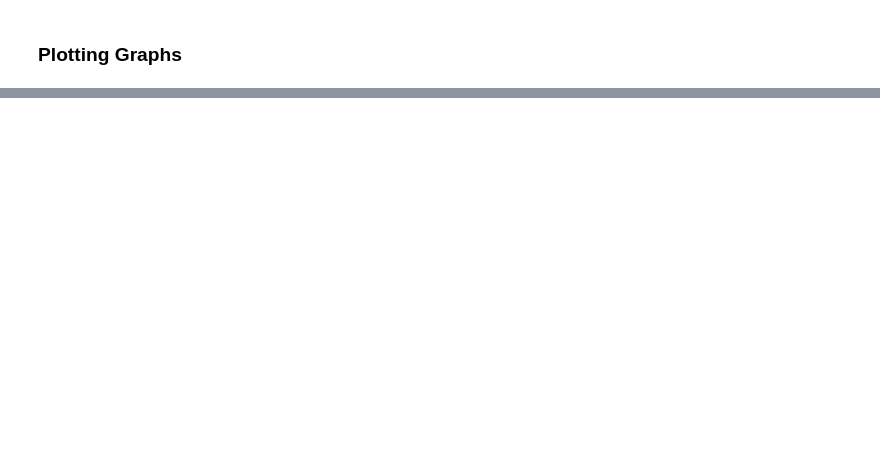
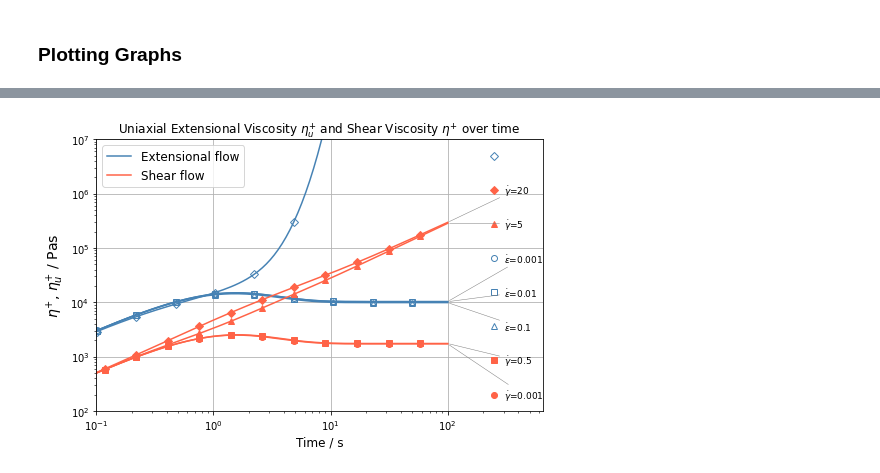
Before and after one commit to sc-coding-work/Sticky_Dumbbell_MS_Project, a Jupyter notebook: Sticky_Dumbbell_4.ipynb, the cells around one changed output, grey strips where cells are left out. Cells and saved outputs as stored; diff of their text form; code cells hidden in the pictures; blank space fills up the shorter version.

```diff
--- a/Sticky_Dumbbell_4.ipynb
+++ b/Sticky_Dumbbell_4.ipynb
@@ -219,0 +283,62 @@ fig.savefig("extens_visc_2nd_new_vals_set_fp=0.png", dpi=300, bbox_inches="tight
+# %%
+fig, ax = plt.subplots(figsize=(8, 5))
+ext_color   = 'steelblue'
+shear_color = 'tomato'
+ext_markers   = ['o', 's', '^', 'D', 'v', '*']
+shear_markers = ['o', 's', '^', 'D', 'v', '*']
+endpoints = []
+
+for i in range(len(StrainRate)):
+    sigma_u_sol = ext_sigma_u_list[i]
+    sigma_b_sol = ext_sigma_b_list[i]
+    uniaxial_ext_visc_u = (sigma_u_sol[:, 0, 0] - sigma_u_sol[:, 1, 1])/ext_StrainRate[i]
+    uniaxial_ext_visc_b = (sigma_b_sol[:, 0, 0] - sigma_b_sol[:, 1, 1])/ext_StrainRate[i]
+    shear_visc_u = sigma_u_list[i][:, 0, 1]/StrainRate[i]
+    shear_visc_b = sigma_b_list[i][:, 0, 1]/StrainRate[i]
+
+    ax.plot(t, uniaxial_ext_visc_u, color=ext_color,   label='_nolegend_', marker=ext_markers[i],
+            markevery=10, markersize=6, fillstyle='none')
+    ax.plot(t, shear_visc_u,        color=shear_color, label='_nolegend_', marker=shear_markers[i],
+            markevery=8, markersize=6, fillstyle='full')
+
+    endpoints.append((uniaxial_ext_visc_u[-1], fr"$\dot{{\epsilon}}$={ext_StrainRate[i]}", ext_color,   ext_markers[i],   'none'))
+    endpoints.append((shear_visc_u[-1],         fr"$\dot{{\gamma}}$={StrainRate[i]}",       shear_color, shear_markers[i], 'full'))
+
+# --- All axis formatting FIRST ---
+ext_handle   = mlines.Line2D([], [], color=ext_color,   label='Extensional flow')
+shear_handle = mlines.Line2D([], [], color=shear_color, label='Shear flow')
+ax.legend(handles=[ext_handle, shear_handle], fontsize=12)
+
+ax.set_xlabel("Time / s", fontsize=12)
+ax.set_ylabel(r"$\eta^{+}$, $\eta_{u}^{+}$ / Pas", fontsize=14)
+ax.set_title(r"Uniaxial Extensional Viscosity $\eta_{u}^{+}$ and Shear Viscosity $\eta^{+}$ over time")
+ax.set_xscale("log")
+ax.set_yscale("log")
+ax.set_ylim(1e2, 1e7)
+ax.set_xlim(0.1)
+x_min, x_max = ax.get_xlim()
+axs.set_xlim(0.1, x_max + 10000)  # add padding only to the right
+ax.grid(True)
+
+x_min, x_max = ax.get_xlim()
+ax.set_xlim(x_min, x_max * 3)
+
+# --- Annotations AFTER axis limits are set ---
+endpoints.sort(key=lambda x: x[0])
+y_spaced = np.logspace(np.log10(1e2 * 2), np.log10(1e7 * 0.5), len(endpoints))
+x_end = t[-1]
+
+for (y_actual, label, color, marker, fillstyle), y_text in zip(endpoints, y_spaced):
+    ax.annotate(label,
+                xy=(x_end, y_actual),
+                xytext=(x_end * 3, y_text),  # shifted right to make room for marker
+                color='black', fontsize=9,
+                va='center',
+                arrowprops=dict(arrowstyle='-', color='grey', lw=0.5))
+    # Marker symbol just to the left of the annotation text
+    ax.plot(x_end * 2.5, y_text, marker=marker, color=color,
+            fillstyle=fillstyle, markersize=6, linestyle='none')
+
+fig.savefig("macosko_comparison_graph.png", dpi=300, bbox_inches="tight")
+# %% [output]
+[figure, added]
```
Also changed, not shown: parts of 5 cells of this notebook, 1 other file.
